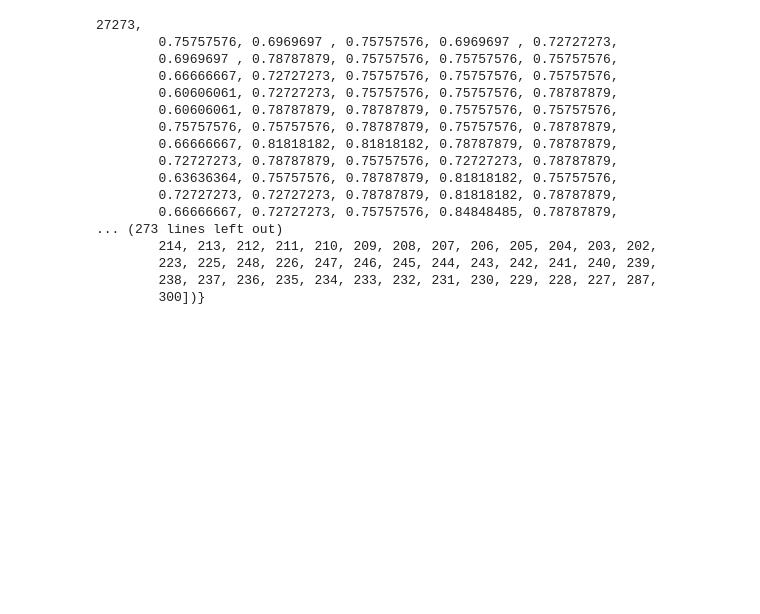
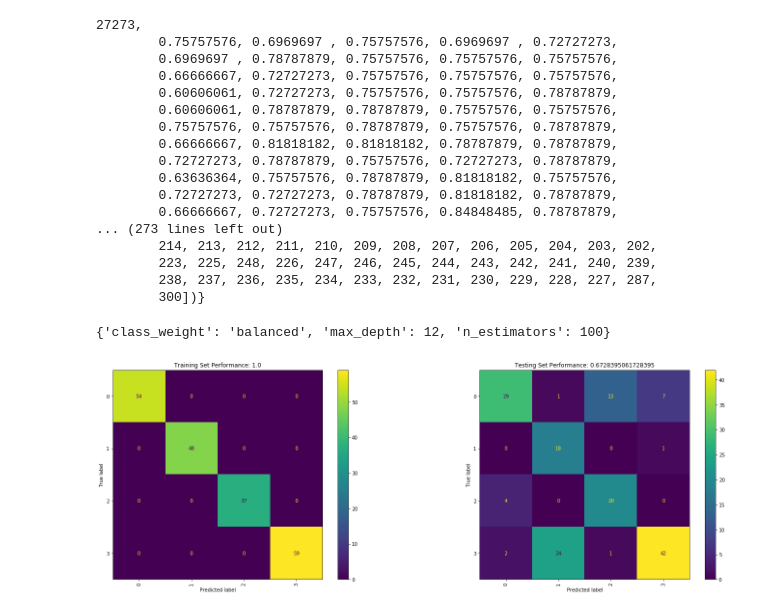
Before and after one commit to Sunthas515/420-1, a Jupyter notebook: Assessment 1A/Question2.ipynb, the cells around one changed output. Cells and saved outputs as stored; diff of their text form; code cells hidden in the pictures; blank space fills up the shorter version.

Commit message:
Random Forest best params done

```diff
--- a/Assessment 1A/Question2.ipynb
+++ b/Assessment 1A/Question2.ipynb
@@ -385,0 +384,10 @@ ValueError: Valid presets for class_weight include "balanced" and "balanced_subs
+# %%
+best_system = numpy.argmin(grid_search.cv_results_['rank_test_score'])
+params = grid_search.cv_results_['params'][best_system]
+print(params)
+rf = RandomForestClassifier().set_params(**params)
+rf.fit(X_train, Y_train)
+eval_model(rf, X_train, Y_train, X_test, Y_test)
+# %% [output]
+{'class_weight': 'balanced', 'max_depth': 12, 'n_estimators': 100}
+[figure, added]
```
Also changed, not shown: parts of 1 cell of this notebook.
